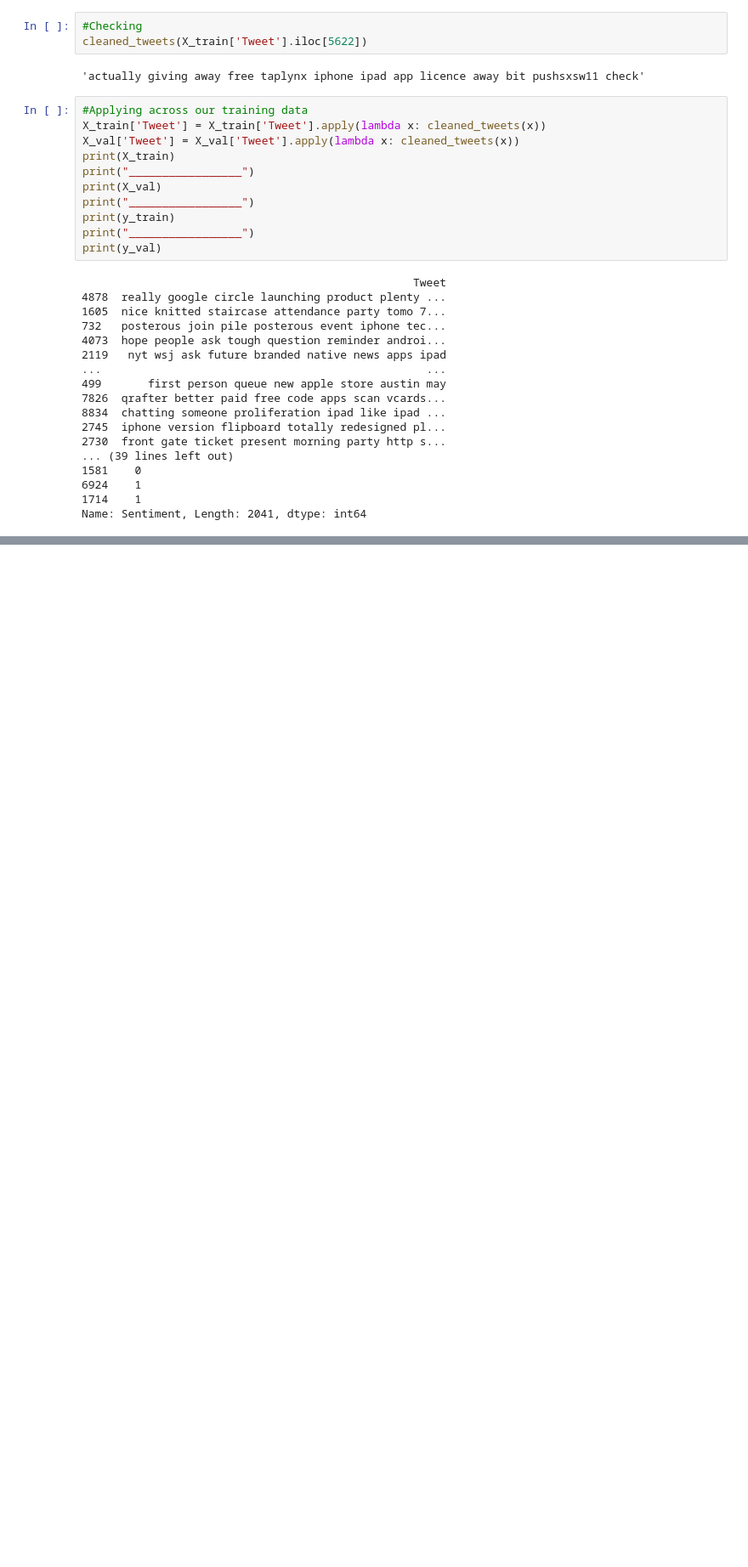
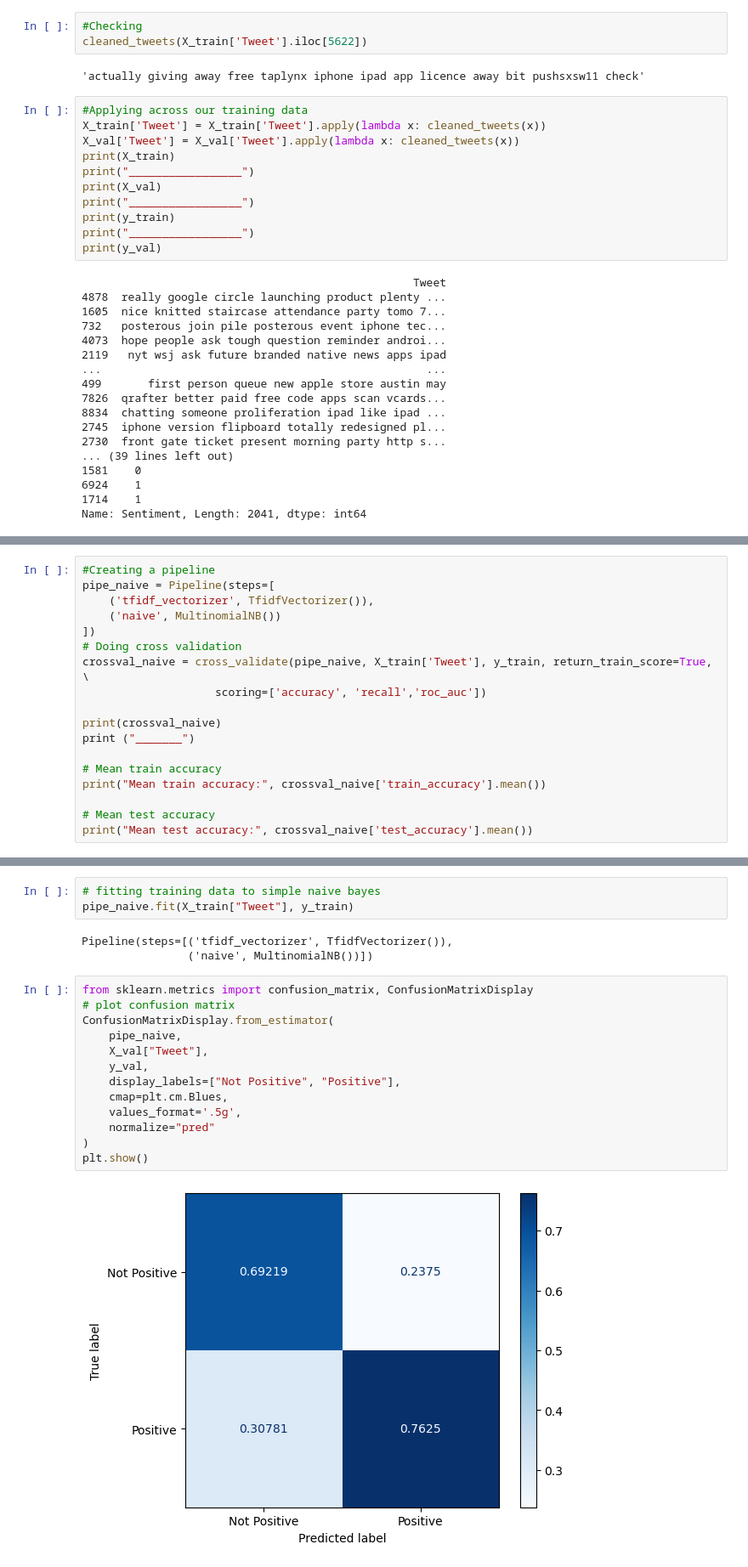
Before and after one commit to papyrusleaf/TweetSentimentAnalysis, a Jupyter notebook: TweetSentimentAnalysis.ipynb, the cells around one changed output, grey strips where cells are left out. Shown at 85% size. Drawn from its saved outputs; the diff is of its cells as text; blank space fills up the shorter version.

Commit message:
Modelling - Naive Bayes

```diff
--- a/TweetSentimentAnalysis.ipynb
+++ b/TweetSentimentAnalysis.ipynb
@@ -541,0 +545,18 @@ Name: Sentiment, Length: 2041, dtype: int64
+# %%
+#Creating a pipeline
+pipe_naive = Pipeline(steps=[
+    ('tfidf_vectorizer', TfidfVectorizer()),
+    ('naive', MultinomialNB())
+])
+# Doing cross validation
+crossval_naive = cross_validate(pipe_naive, X_train['Tweet'], y_train, return_train_score=True, \
+                    scoring=['accuracy', 'recall','roc_auc'])
+
+print(crossval_naive)
+print ("_______")
+
+# Mean train accuracy
+print("Mean train accuracy:", crossval_naive['train_accuracy'].mean())
+
+# Mean test accuracy
+print("Mean test accuracy:", crossval_naive['test_accuracy'].mean())
@@ -541,0 +570,21 @@ Name: Sentiment, Length: 2041, dtype: int64
+# %%
+# fitting training data to simple naive bayes
+pipe_naive.fit(X_train["Tweet"], y_train)
+# %% [output]
+Pipeline(steps=[('tfidf_vectorizer', TfidfVectorizer()),
+                ('naive', MultinomialNB())])
+# %%
+from sklearn.metrics import confusion_matrix, ConfusionMatrixDisplay
+# plot confusion matrix
+ConfusionMatrixDisplay.from_estimator(
+    pipe_naive,
+    X_val["Tweet"],
+    y_val,
+    display_labels=["Not Positive", "Positive"],
+    cmap=plt.cm.Blues,
+    values_format='.5g',
+    normalize="pred"
+)
+plt.show()
+# %% [output]
+[figure, added]
```
Also changed, not shown: parts of 20 cells of this notebook.
